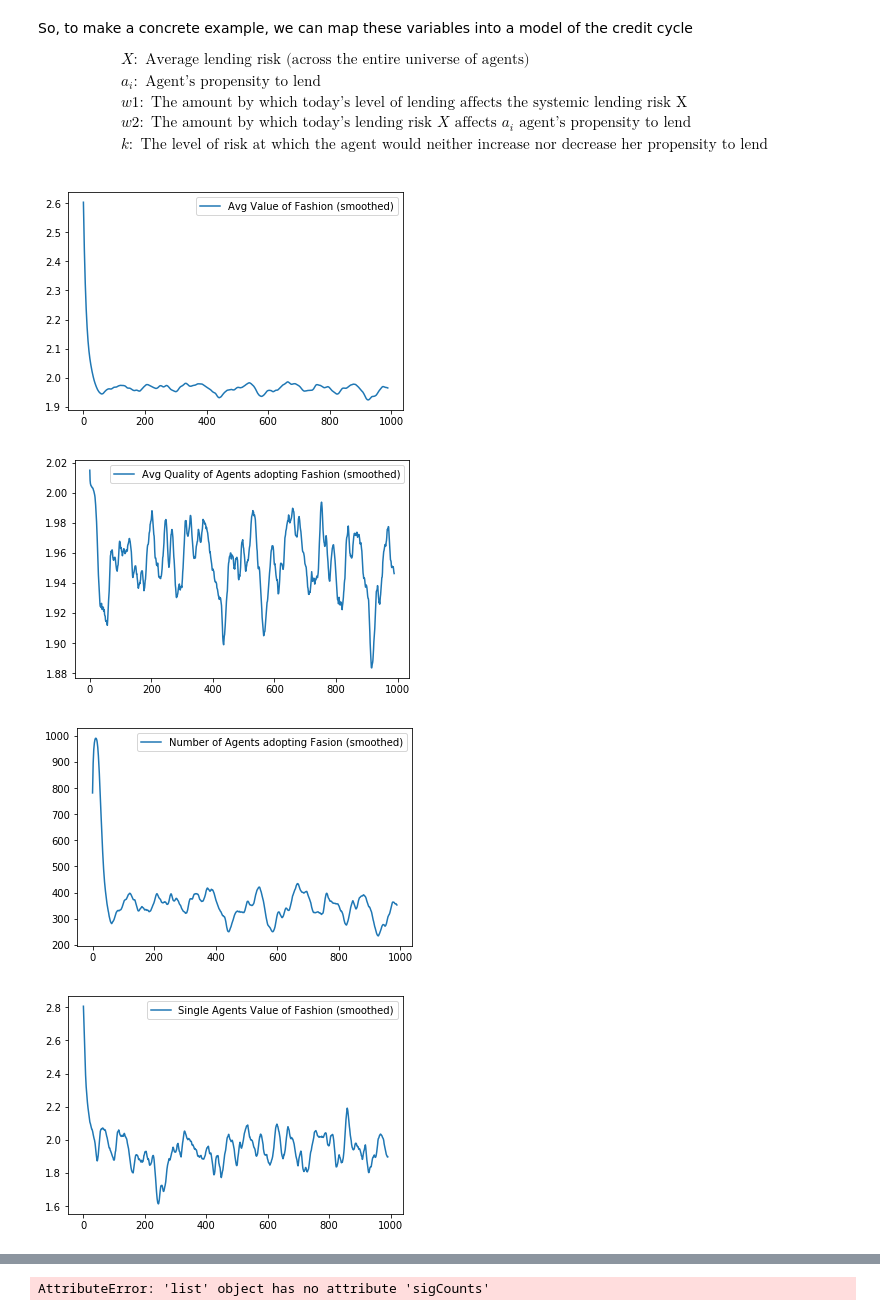
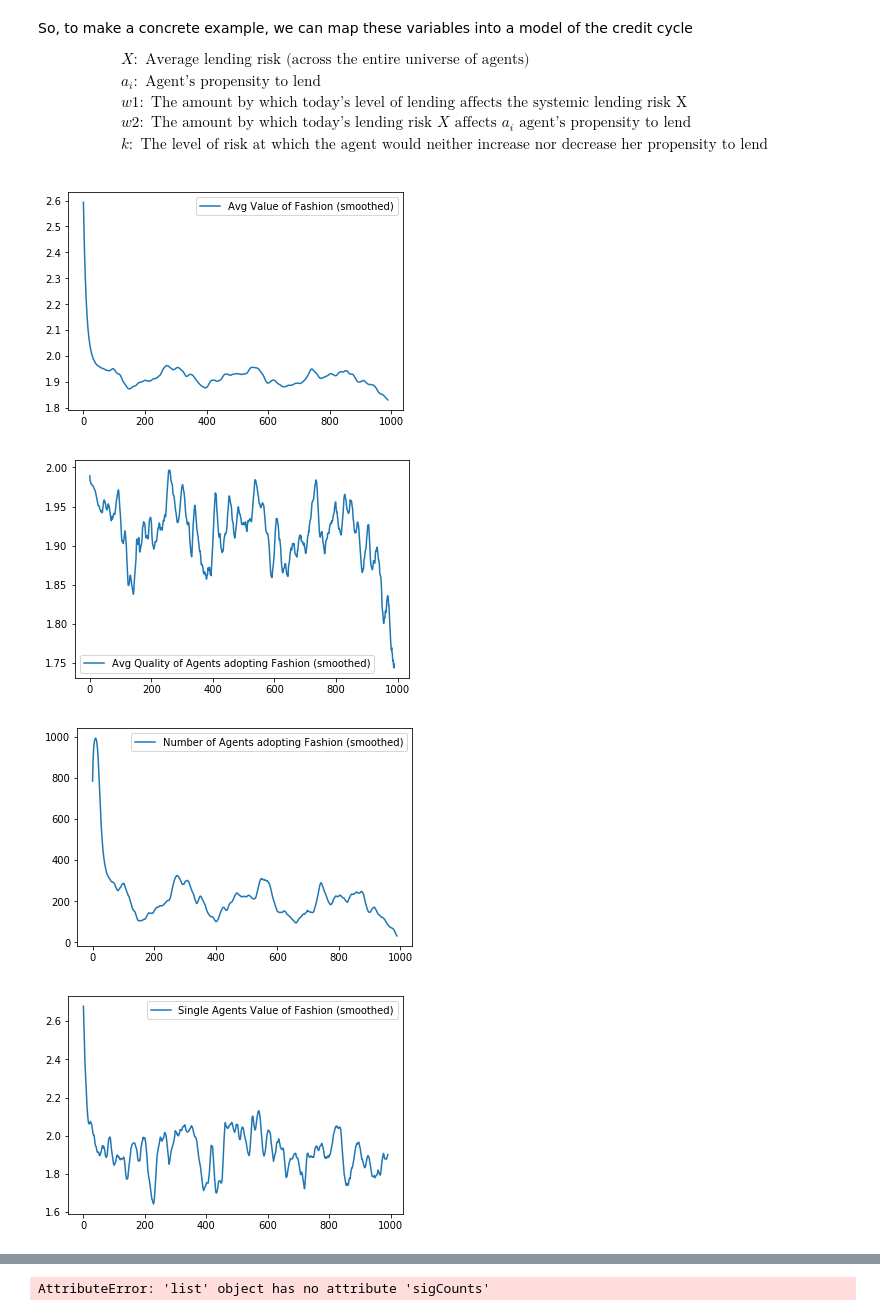
Before and after one commit to akaufman10/ABM, a Jupyter notebook: Experiential Learning.ipynb, the cells around one changed output, grey strips where cells are left out. Drawn from its saved outputs; the diff is of its cells as text; code cells hidden in the pictures.

Commit message:
finalized params

```diff
--- a/Experiential Learning.ipynb
+++ b/Experiential Learning.ipynb
@@ -206,7 +206,7 @@ class Agent(object):
 
              while not signalFound:
                 prefSignal = max(signalValues.keys(), key=(lambda k: signalValues[k])) #determine the "best" signal
-                #if the agent is unusually high quality (and for efficiency, 'a' is still an option)
+                #if the agent is unusually high quality (and, for efficiency, 'a' is still an option)
                 if self.q > self.q_mean + 2*self.q_sigma and 'a' in signalValues:
                     if signalValues['a'] < self.q_mean - self.l*self.q_sigma: #and the value of signal A is low
                         prefSignal = 'a'  #the agent chooses to countersignal
@@ -323,12 +323,13 @@ class model(object): #define a model
 
     def showTrends(self,smooth=False,autoCor=False,save=False):
 
-        smooth = lambda x: list(pd.rolling_mean(pd.Series(x),10).values)[10:]
+        if smooth:
+            smoothF = lambda x: list(pd.rolling_mean(pd.Series(x),10).values)[10:]
         plotObj  = [self.averageAval,self.averageQval,[a[0] for a in self.sigCounts],self.agents[1].sigAvalues]
         labels   = ['Avg Value of Fashion','Avg Quality of Agents adopting Fashion','Number of Agents adopting Fashion','Single Agents Value of Fashion']
 
         if smooth:
-            plotObj = [smooth(o) for o in plotObj]
+            plotObj = [smoothF(o) for o in plotObj]
 
 
         for i in range(len(plotObj)):
@@ -342,7 +343,7 @@ class model(object): #define a model
                 plt.xlabel('Periods')
                 plt.legend([labels[i]], loc='upper right', fontsize = 'small')
                 if save:
-                    plt.savefig('graph'+str(i))
+                    plt.savefig('ac_graph'+str(i))
                 plt.show()
 
             else:
@@ -352,7 +353,7 @@ class model(object): #define a model
                     Line, = plt.plot(plotObj[i], label=labels[i])
                 plt.legend(handles=([Line]))
                 if save:
-                    plt.savefig('ac_graph'+str(i))
+                    plt.savefig('graph'+str(i))
                 plt.show()
 
 
@@ -454,17 +520,21 @@ params = {'q_mean':2,
 # %%
 '''
-Run a few representatie models
+Run representative models
 '''
-#for loop of params
-simulation = model(params)
+simulation = model(paramsAlt)
+
+
+#run whichever model was initialized
 simulation.step(1000)
-simulation.showTrends()
-#simulation.showTrends(autoCor=False, smooth=True, save=True)
+
+#display outputs of model
+simulation.showTrends(autoCor=False, smooth = True, save = True)
+#simulation.showTrends(autoCor=True, smooth=True, save=True)
 # %% [output]
-[figure, old version]
+[figure, new version]
-[figure, old version]
+[figure, new version]
-[figure, old version]
+[figure, new version]
-[figure, old version]
+[figure, new version]
 # %%
 from SALib.sample import saltelli
 from SALib.analyze import sobol
```
Also changed, not shown: parts of 3 cells of this notebook.
